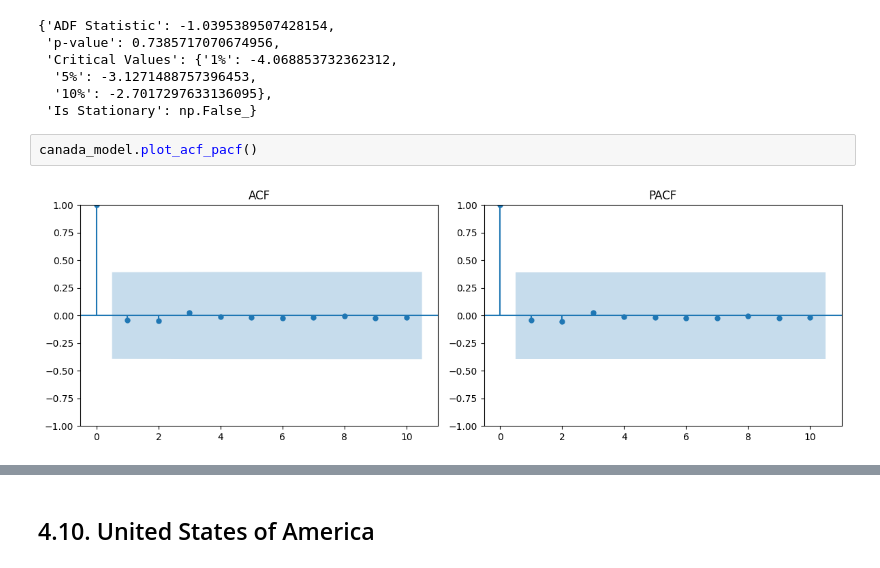
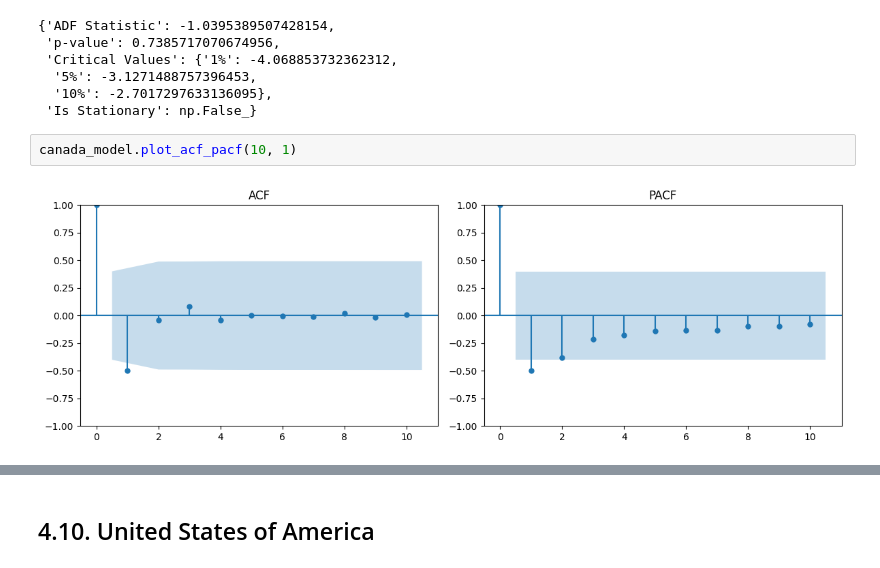
Before and after one commit to NgocMypzg/Mortality_Rate_Forecasting, a Jupyter notebook: notebook/arima.ipynb, the cells around one changed output, grey strips where cells are left out. Saved outputs shown, nothing was run; the diff lists cells and outputs as text.

```diff
--- a/notebook/arima.ipynb
+++ b/notebook/arima.ipynb
@@ -1070,9 +1076,9 @@ Critical Values:
   '10%': -2.7017297633136095},
  'Is Stationary': np.False_}
 # %%
-canada_model.plot_acf_pacf()
+canada_model.plot_acf_pacf(10, 1)
 # %% [output]
-[figure, old version]
+[figure, new version]
 # %%
 results = canada_model.grid_search_expanding(
     p_list=[0, 1],
```
Also changed, not shown: parts of 33 cells of this notebook, 53 other files.
